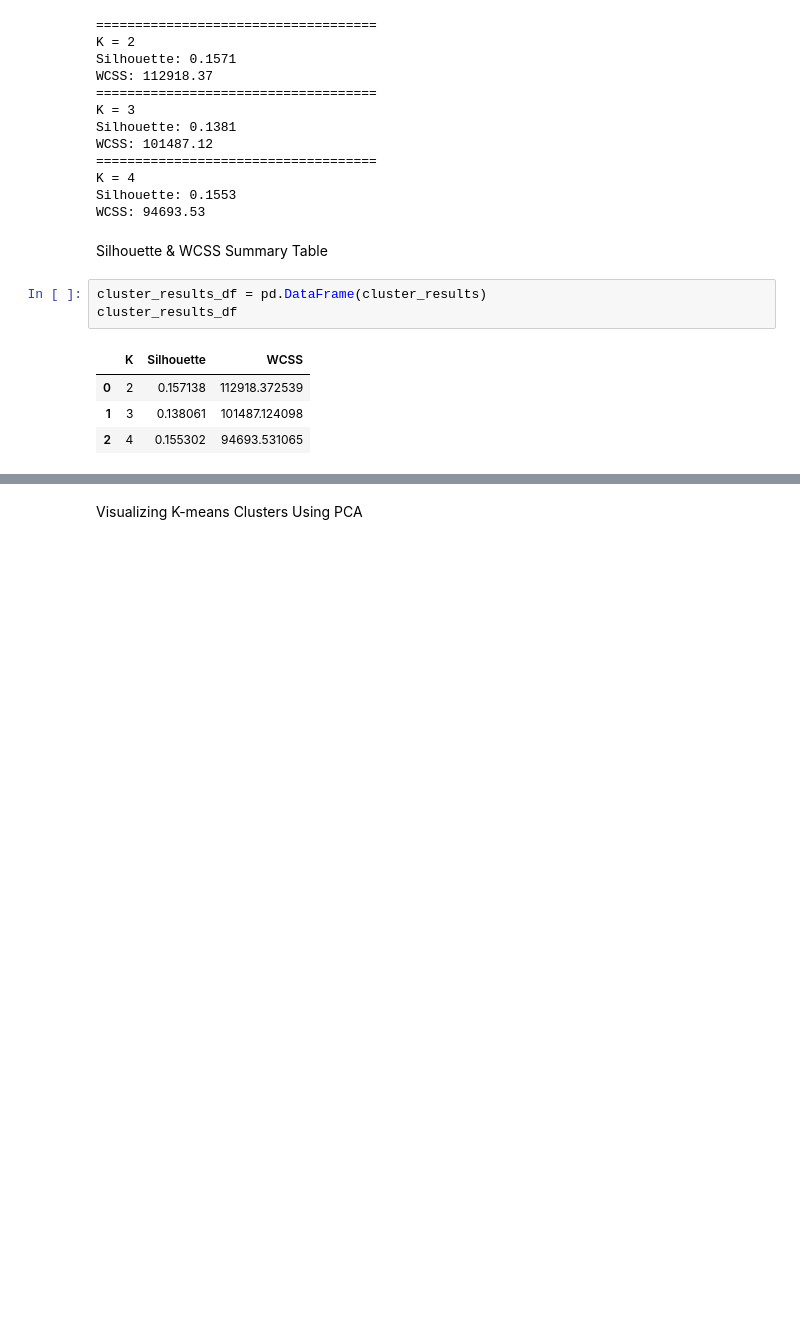
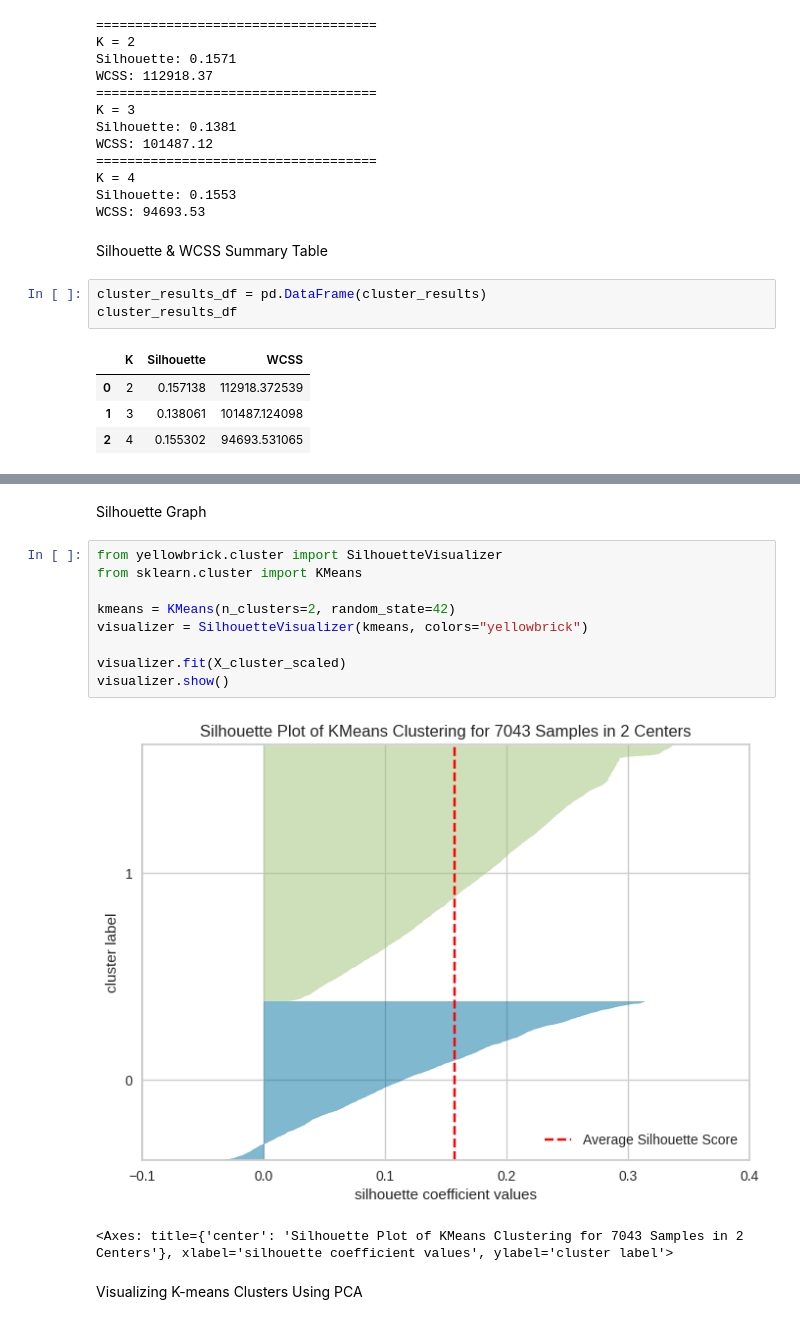
Before and after one commit to najla-alhusaini/it326-telco-churn, a Jupyter notebook: Reports/Phase3.ipynb, the cells around one changed output, grey strips where cells are left out. Saved outputs shown, nothing was run; the diff lists cells and outputs as text; blank space fills up the shorter version.

```diff
--- a/Reports/Phase3.ipynb
+++ b/Reports/Phase3.ipynb
@@ -475,3 +495,17 @@ cluster_results_df
+# %% [markdown]
+Silhouette Graph
+# %%
+from yellowbrick.cluster import SilhouetteVisualizer
+from sklearn.cluster import KMeans
+
+kmeans = KMeans(n_clusters=2, random_state=42)
+visualizer = SilhouetteVisualizer(kmeans, colors="yellowbrick")
+
+visualizer.fit(X_cluster_scaled)
+visualizer.show()
+# %% [output]
+[figure, added]
+<Axes: title={'center': 'Silhouette Plot of KMeans Clustering for 7043 Samples in 2 Centers'}, xlabel='silhouette coefficient values', ylabel='cluster label'>
 # %% [markdown]
 Visualizing K-means Clusters Using PCA
 # %%
```
Also changed, not shown: parts of 10 cells of this notebook.
